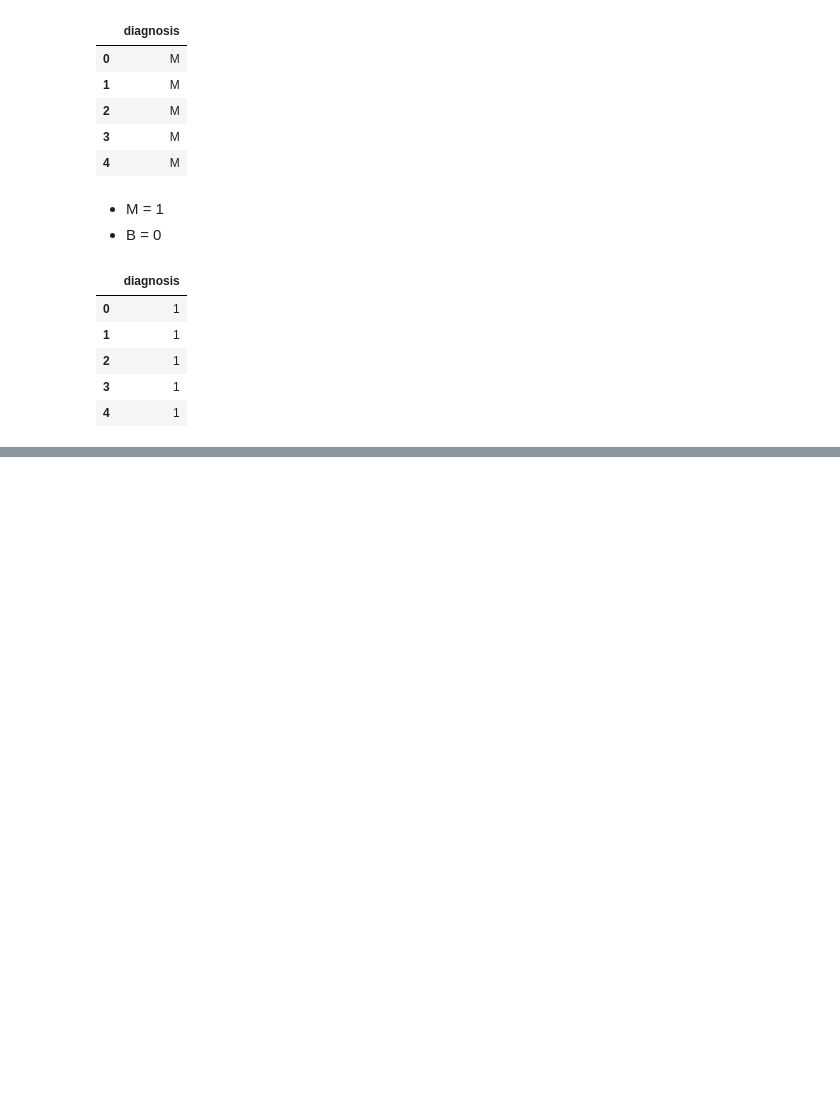
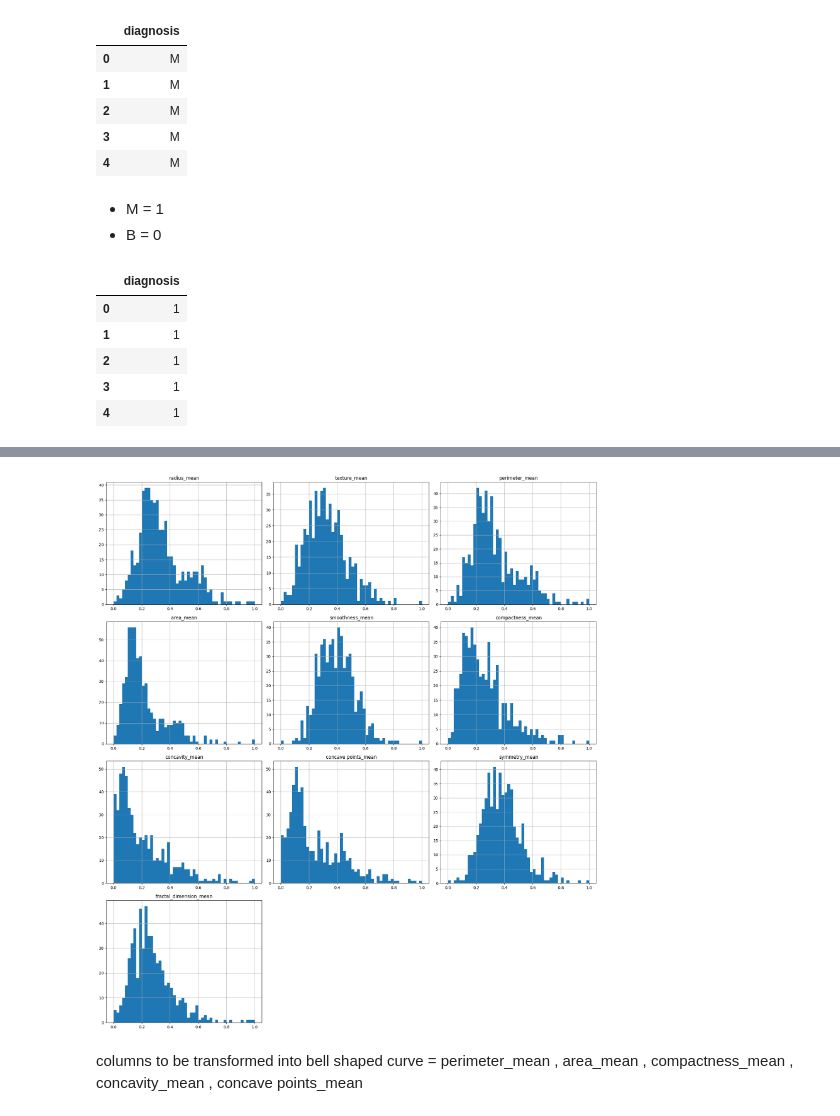
Before and after one commit to AshishRaj04/Breast-Cancer-Classification-using-Custom-Neural-Network, a Jupyter notebook: breast_cancer_classification_ipynb.ipynb, the cells around one changed output, grey strips where cells are left out. Saved outputs shown, nothing was run; the diff lists cells and outputs as text; code cells hidden in the pictures; blank space fills up the shorter version.

Commit message:
Done with data preprocessing

```diff
--- a/breast_cancer_classification_ipynb.ipynb
+++ b/breast_cancer_classification_ipynb.ipynb
@@ -101,7 +103,7 @@ from pathlib import Path
 # %%
 # code to save the figures and plots
 
-IMAGES_PATH = Path() / "result"
+IMAGES_PATH = Path() / "results"
 IMAGES_PATH.mkdir(parents=True, exist_ok=True)
 
 def save_fig(fig_id, tight_layout=True, fig_extension="png", resolution=300):
@@ -155,0 +154,3 @@ fatal: not a git repository (or any of the parent directories): .git
+# %%
+df_num = df.drop(["diagnosis"] , axis=1)
+df_num.describe()
@@ -155,0 +169,6 @@ fatal: not a git repository (or any of the parent directories): .git
+# %%
+min_max_scaler = MinMaxScaler(feature_range=(0,1))
+df_num_scaled = min_max_scaler.fit_transform(df_num)
+# %%
+df_num_scaled = pd.DataFrame(df_num_scaled , columns=df_num.columns)
+df_num_scaled.describe()
@@ -155,0 +185,8 @@ fatal: not a git repository (or any of the parent directories): .git
+# %%
+df_num_scaled.hist(bins = 50 , figsize=(18,20))
+save_fig("scaled_attribute_histogram_plots")
+plt.show()
+# %% [output]
+[figure, added]
+# %% [markdown]
+columns to be transformed into bell shaped curve = perimeter_mean , area_mean , compactness_mean , concavity_mean , concave points_mean
```
Also changed, not shown: parts of 16 cells of this notebook.
